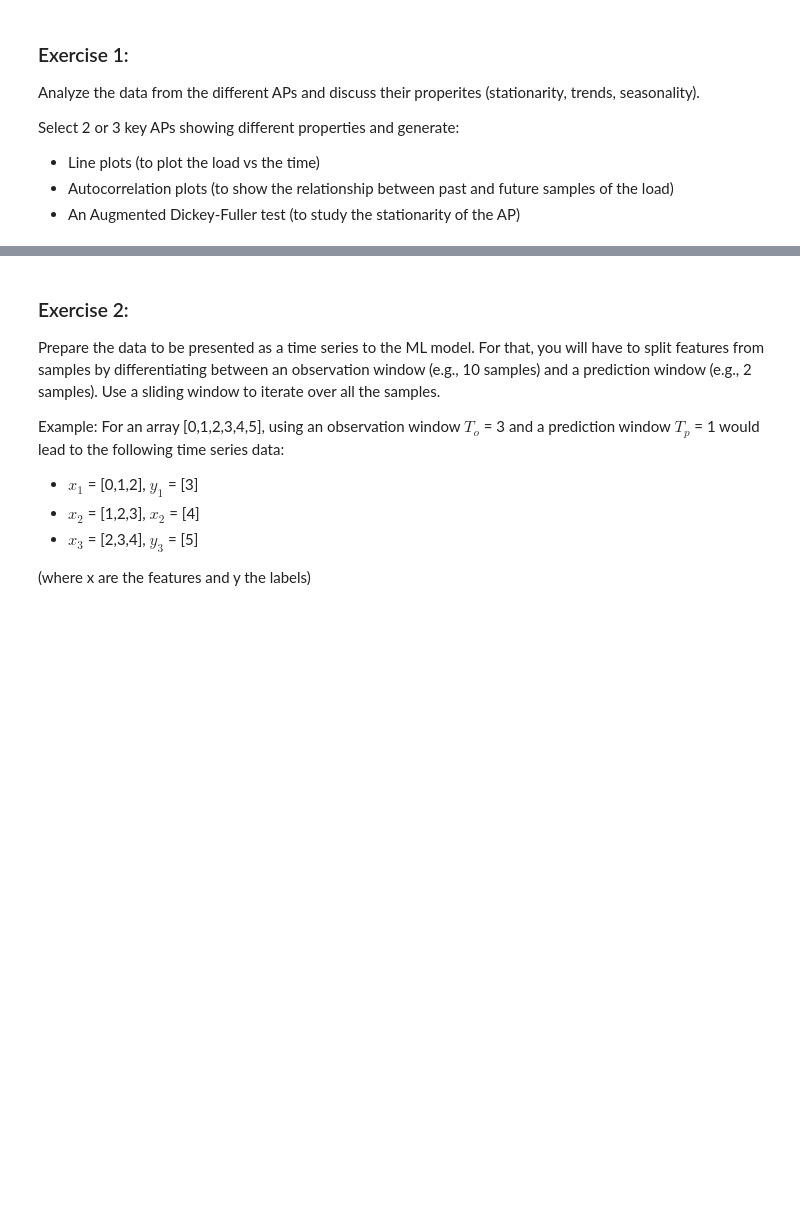
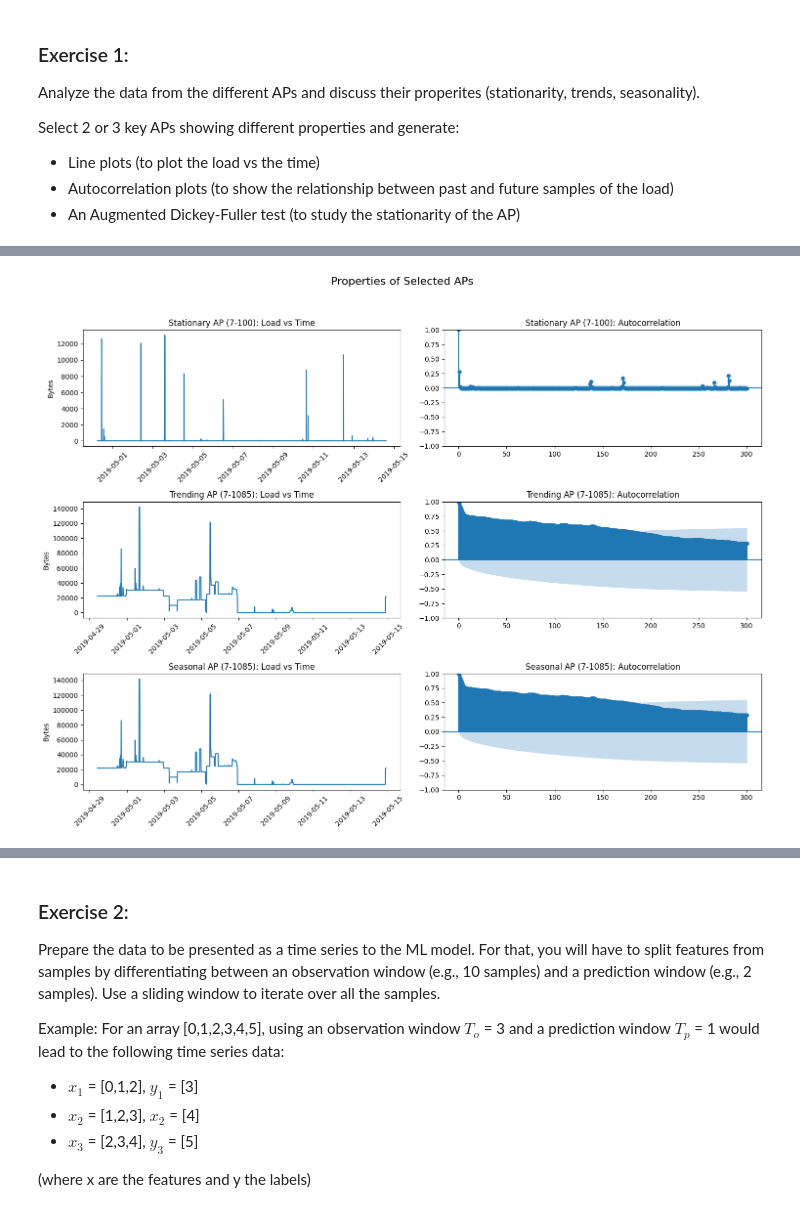
Before and after one commit to alexrogermoya/AAX_Projects, a Jupyter notebook: AAX_Labs/AAX_Lab3/AAX_Lab3.ipynb, the cells around one changed output, grey strips where cells are left out. Drawn from its saved outputs; the diff is of its cells as text; code cells hidden in the pictures; blank space fills up the shorter version.

```diff
--- a/AAX_Labs/AAX_Lab3/AAX_Lab3.ipynb
+++ b/AAX_Labs/AAX_Lab3/AAX_Lab3.ipynb
@@ -99,0 +151,93 @@ Select 2 or 3 key APs showing different properties and generate:
+# %%
+import pandas as pd
+import numpy as np
+import matplotlib.pyplot as plt
+from statsmodels.tsa.stattools import adfuller, acf
+from statsmodels.graphics.tsaplots import plot_acf
+
+# STEP 1: SELECT 3 KEY APs
+results = []
+unique_aps = loaded_data['AP ID'].unique()
+
+for ap in unique_aps:
+    series = loaded_data[loaded_data['AP ID'] == ap]['Bytes'].dropna()
+
+    # Skip APs with too little data (e.g., less than a few days)
+    if len(series) < 500: continue
+
+    try:
+        adf_pvalue = adfuller(series)[1]
+    except:
+        continue
+
+    # Calculate trend
+    x = np.arange(len(series))
+    slope, _ = np.polyfit(x, series.values, 1)
+    trend_score = abs(slope)
+
+    # Calculate seasonality (ACF at 144 lags = 24 hours for 10-min data)
+    try:
+        acf_values = acf(series, nlags=145, fft=True)
+        seasonality_score = acf_values[144]
+    except:
+        seasonality_score = 0
+
+    results.append({
+        'AP ID': ap,
+        'p-value': adf_pvalue,
+        'trend': trend_score,
+        'seasonality': seasonality_score,
+        'mean': series.mean()
+    })
+
+metrics = pd.DataFrame(results)
+
+# Pick the best candidates
+best_stationary = metrics[(metrics['p-value'] < 0.05) & (metrics['mean'] > 10)].sort_values('p-value').iloc[0]
+best_trending = metrics[metrics['p-value'] > 0.05].sort_values('trend', ascending=False).iloc[0]
+best_seasonal = metrics.sort_values('seasonality', ascending=False).iloc[0]
+
+selected_aps = {
+    'Stationary': best_stationary['AP ID'],
+    'Trending': best_trending['AP ID'],
+    'Seasonal': best_seasonal['AP ID']
+}
+
+print("SELECTION JUSTIFICATION")
+print(f"1. Stationary AP: {selected_aps['Stationary']}")
+print(f"   Reason: Has an ADF p-value of {best_stationary['p-value']:.4f} (< 0.05), indicating strong stationarity.")
+print(f"2. Trending AP: {selected_aps['Trending']}")
+print(f"   Reason: Fails the ADF test (p-value > 0.05) and shows the steepest trend across the dataset.")
+print(f"3. Seasonal AP: {selected_aps['Seasonal']}")
+print(f"   Reason: Exhibits the highest autocorrelation at exactly the 24-hour mark (lag 144).\n")
+
+
+# STEP 2: GENERATE PLOTS AND ADF TESTS FOR SELECTED APs
+print("ADF TEST RESULTS FOR SELECTED APs")
+
+fig, axes = plt.subplots(3, 2, figsize=(15, 12))
+fig.suptitle('Properties of Selected APs', fontsize=16)
+
+for i, (prop, ap_id) in enumerate(selected_aps.items()):
+    ap_data = loaded_data[loaded_data['AP ID'] == ap_id]['Bytes'].dropna()
+
+    # 1. ADF Test
+    result = adfuller(ap_data.values)
+    print(f"{prop} AP ({ap_id}):")
+    print(f"  - ADF Statistic: {result[0]:.4f}")
+    print(f"  - p-value:       {result[1]:.4f}")
+    print(f"  - Conclusion:    {'Stationary' if result[1] < 0.05 else 'Non-Stationary'}\n")
+
+    # 2. Line Plot (Load vs Time)
+    axes[i, 0].plot(ap_data.index, ap_data.values, color='tab:blue')
+    axes[i, 0].set_title(f'{prop} AP ({ap_id}): Load vs Time')
+    axes[i, 0].set_ylabel('Bytes')
+    axes[i, 0].tick_params(axis='x', rotation=45)
+
+    # 3. Autocorrelation Plot
+    # We plot up to 300 lags (~2 days) to clearly see any seasonal waves
+    plot_acf(ap_data.values, ax=axes[i, 1], lags=300, title=f'{prop} AP ({ap_id}): Autocorrelation')
+
+plt.tight_layout(rect=[0, 0.03, 1, 0.95])
+plt.show()
+# %% [output]
@@ -99,0 +261 @@ Select 2 or 3 key APs showing different properties and generate:
+[figure, added]
```
Also changed, not shown: parts of 16 cells of this notebook.
